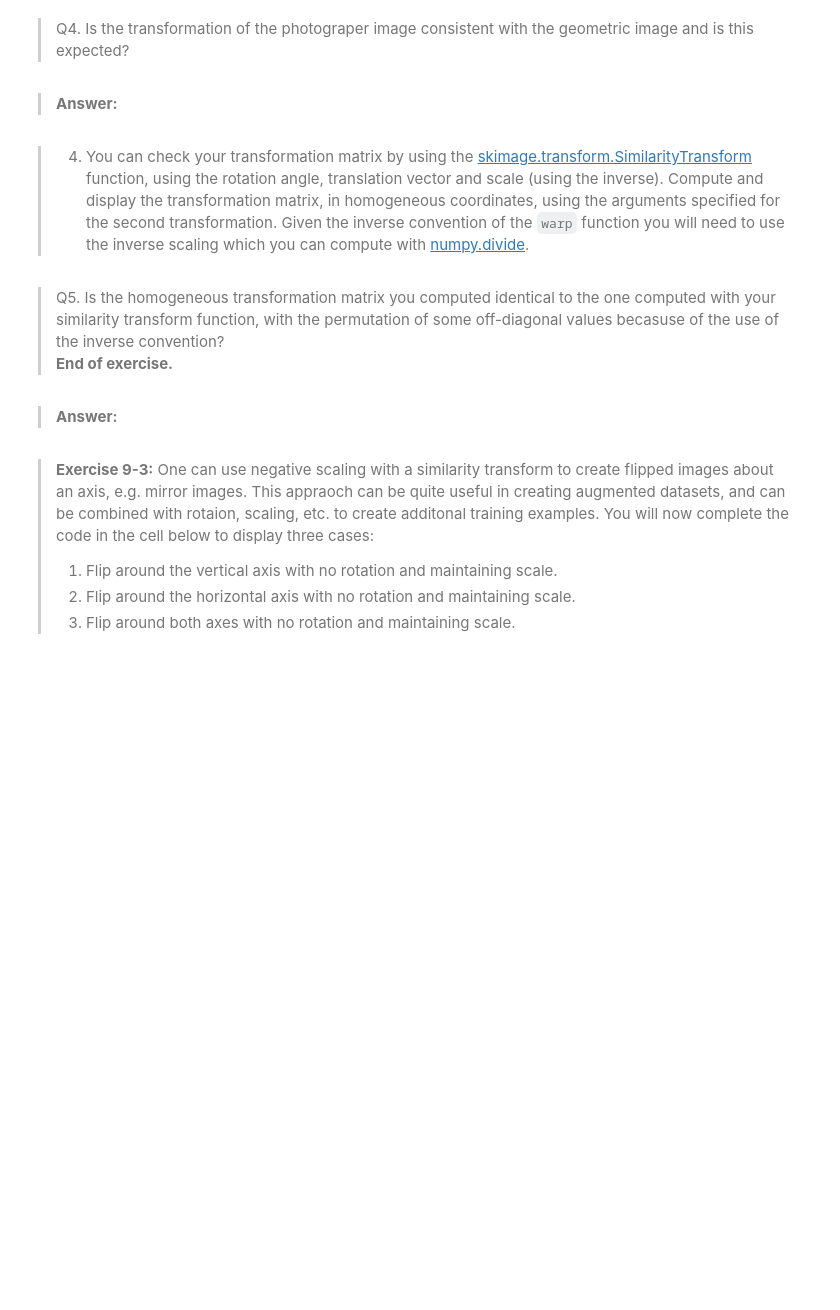
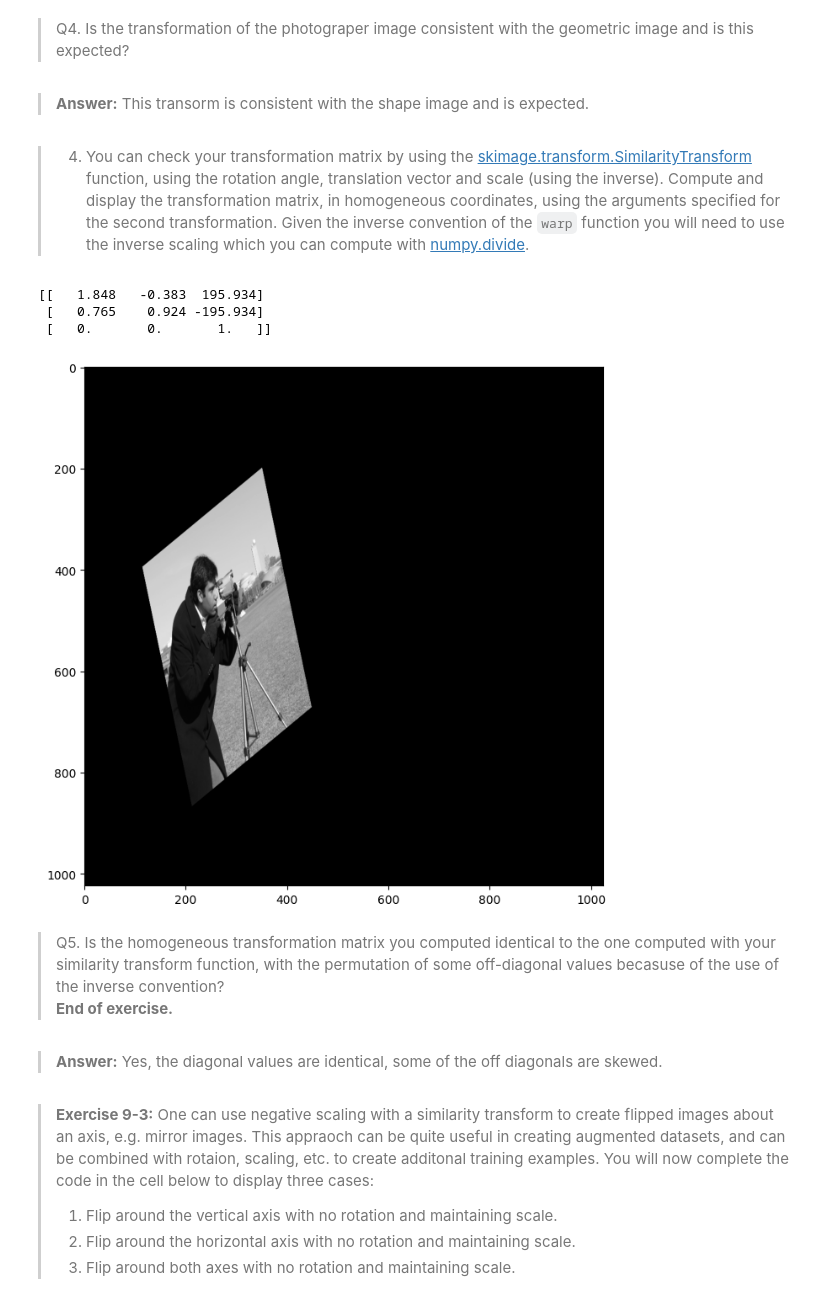
Before and after one commit to whendo/CSCI-E25, a Jupyter notebook: Labs/9_HomographyProjections.ipynb, the cells around one changed output. Cells and saved outputs as stored; diff of their text form; code cells hidden in the pictures; blank space fills up the shorter version.

```diff
--- a/Labs/9_HomographyProjections.ipynb
+++ b/Labs/9_HomographyProjections.ipynb
@@ -185,16 +225,24 @@ _=plot_grayscale(transform.warp(camera_image_background, transform_matrix))
 # %% [markdown]
 > Q4. Is the transformation of the photograper image consistent with the geometric image and is this expected?
 # %% [markdown]
-> **Answer:**
+> **Answer:**    This transorm is consistent with the shape image and is expected.
 # %% [markdown]
 > 4. You can check your transformation matrix by using the [skimage.transform.SimilarityTransform](https://scikit-image.org/docs/stable/api/skimage.transform.html#skimage.transform.SimilarityTransform) function, using the rotation angle, translation vector and scale (using the inverse). Compute and display the transformation matrix, in homogeneous coordinates, using the arguments specified for the second transformation.  Given the inverse convention of the `warp` function you will need to use the inverse scaling which you can compute with [numpy.divide](https://numpy.org/doc/stable/reference/generated/numpy.divide.html).
 # %%
 ## Put your code below
+transform_matrix = transform.SimilarityTransform(rotation = theta, translation = translation, scale = 1/scale[1,:])
+print(np.round(transform_matrix, 3))
+_=plot_grayscale(transform.warp(camera_image_background, transform_matrix))
+# %% [output]
+[[   1.848   -0.383  195.934]
+ [   0.765    0.924 -195.934]
+ [   0.       0.       1.   ]]
+[figure, added]
 # %% [markdown]
 >  Q5. Is the homogeneous transformation matrix you computed identical to the one computed with your similarity transform function, with the permutation of some off-diagonal values becasuse of the use of the inverse convention?
 > **End of exercise.**
 # %% [markdown]
-> **Answer:**
+> **Answer:**  Yes, the diagonal values are identical, some of the off diagonals are skewed.
 # %% [markdown]
 > **Exercise 9-3:** One can use negative scaling with a similarity transform to create flipped images about an axis, e.g. mirror images. This appraoch can be quite useful in creating augmented datasets, and can be combined with rotaion, scaling, etc. to create additonal training examples. You will now complete the code in the cell below to display three cases:
 > 1. Flip around the vertical axis with no rotation and maintaining scale.
```
Also changed, not shown: parts of 22 cells of this notebook.
